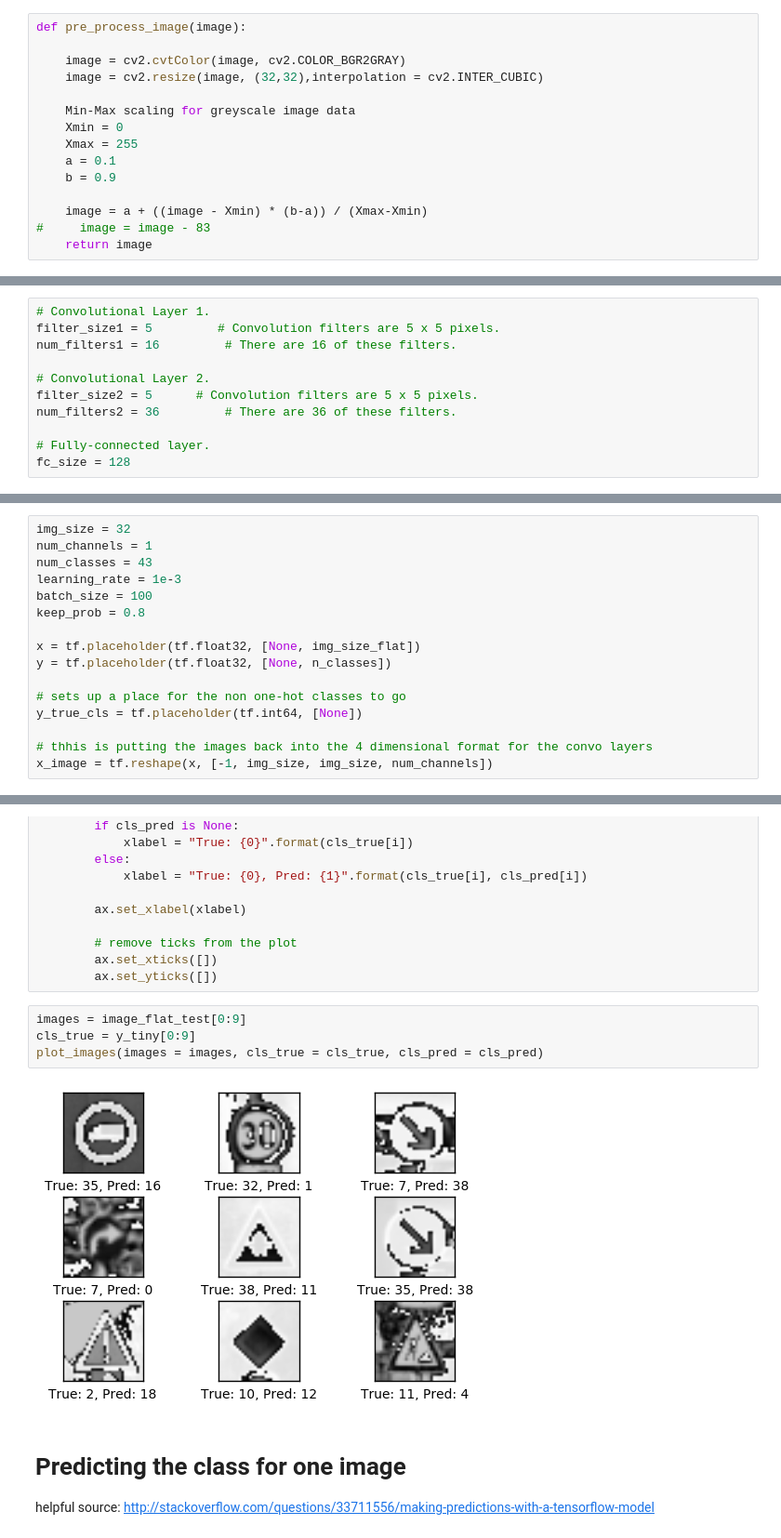
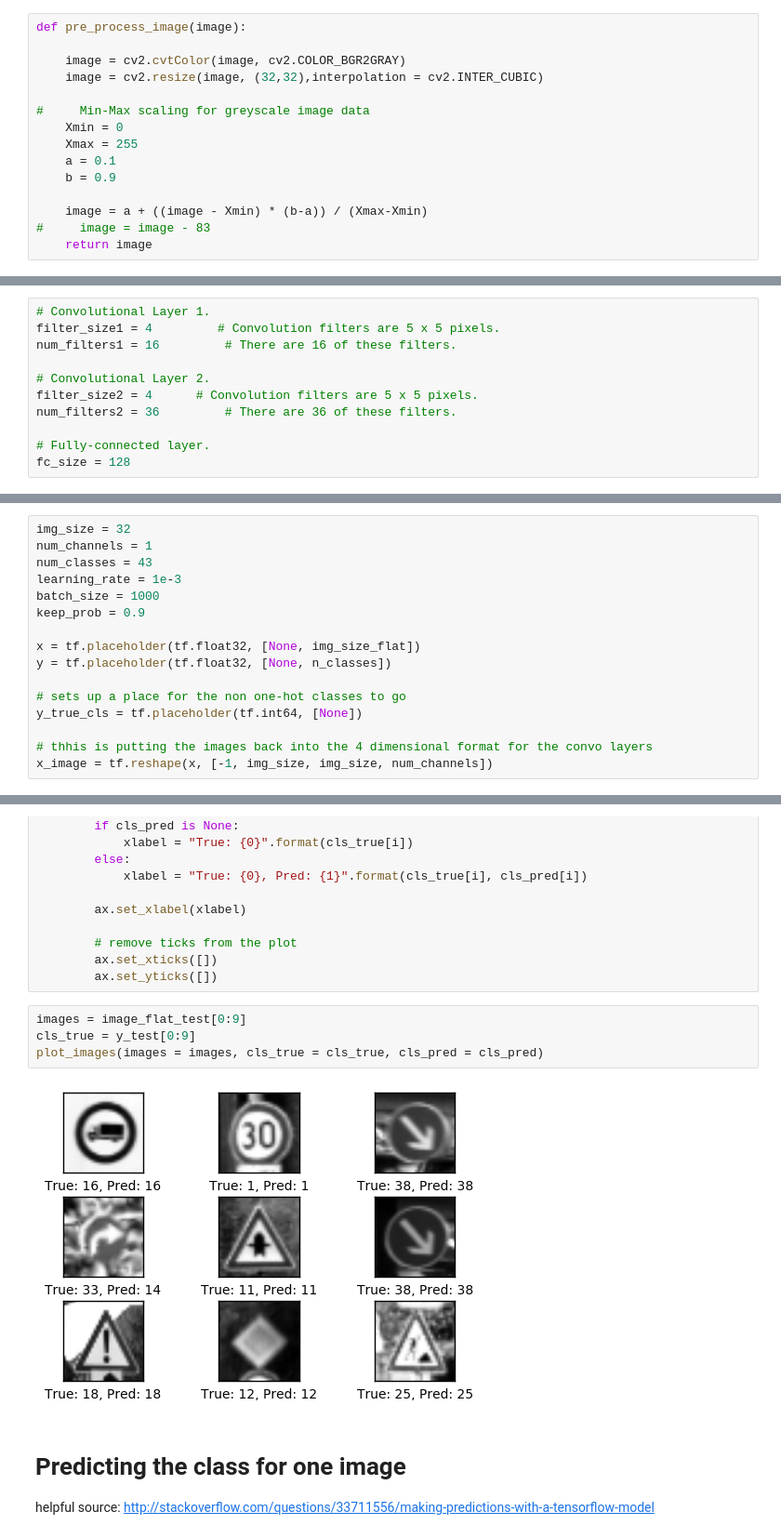
Before and after one commit to matthew-alexander/traffic-signs-tensorflow, a Jupyter notebook: full_data_Convolutional_layer_traffic_linear_B&W.ipynb, the cells around one changed output, grey strips where cells are left out. Shown at 93% size. Saved outputs shown, nothing was run; the diff lists cells and outputs as text.

```diff
--- a/full_data_Convolutional_layer_traffic_linear_B&W.ipynb
+++ b/full_data_Convolutional_layer_traffic_linear_B&W.ipynb
@@ -93,7 +93,7 @@ def pre_process_image(image):
     image = cv2.cvtColor(image, cv2.COLOR_BGR2GRAY)
     image = cv2.resize(image, (32,32),interpolation = cv2.INTER_CUBIC)
 
-    Min-Max scaling for greyscale image data
+#     Min-Max scaling for greyscale image data
     Xmin = 0
     Xmax = 255
     a = 0.1
@@ -153,11 +154,11 @@ def random_batch():
 # Configuring the Neural Network
 # %%
 # Convolutional Layer 1.
-filter_size1 = 5         # Convolution filters are 5 x 5 pixels.
+filter_size1 = 4         # Convolution filters are 5 x 5 pixels.
 num_filters1 = 16         # There are 16 of these filters.
 
 # Convolutional Layer 2.
-filter_size2 = 5      # Convolution filters are 5 x 5 pixels.
+filter_size2 = 4      # Convolution filters are 5 x 5 pixels.
 num_filters2 = 36         # There are 36 of these filters.
 
 # Fully-connected layer.
@@ -280,8 +281,8 @@ img_size = 32
 num_channels = 1
 num_classes = 43
 learning_rate = 1e-3
-batch_size = 100
-keep_prob = 0.8
+batch_size = 1000
+keep_prob = 0.9
 
 x = tf.placeholder(tf.float32, [None, img_size_flat])
 y = tf.placeholder(tf.float32, [None, n_classes])
@@ -463,10 +469,10 @@ def plot_images(images, cls_true, cls_pred=None):
         ax.set_yticks([])
 # %%
 images = image_flat_test[0:9]
-cls_true = y_tiny[0:9]
+cls_true = y_test[0:9]
 plot_images(images = images, cls_true = cls_true, cls_pred = cls_pred)
 # %% [output]
-[figure, old version]
+[figure, new version]
 # %% [markdown]
 
 # Predicting the class for one image
```
Also changed, not shown: parts of 12 cells of this notebook, 3 other files.
